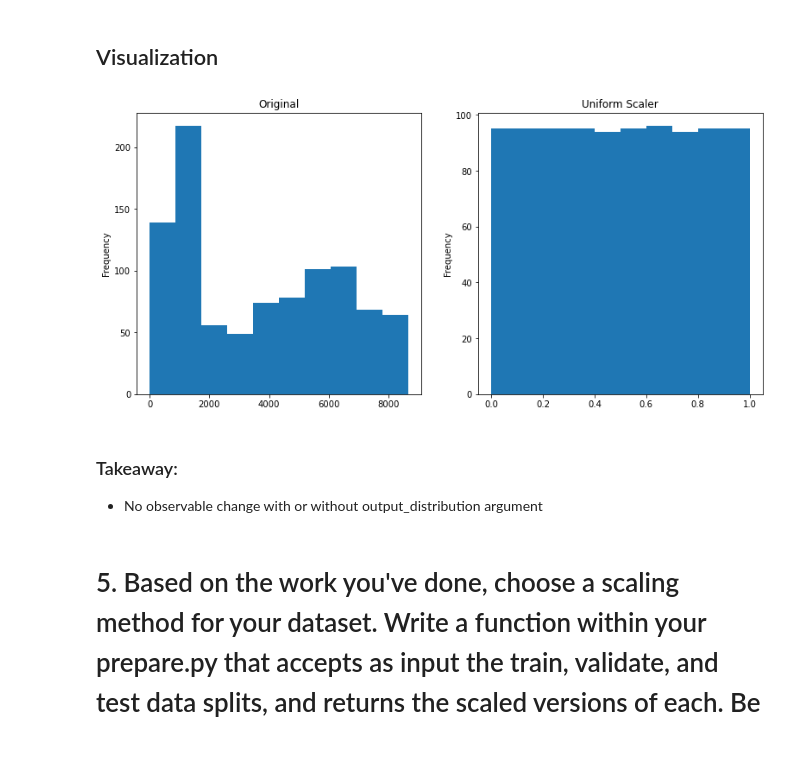
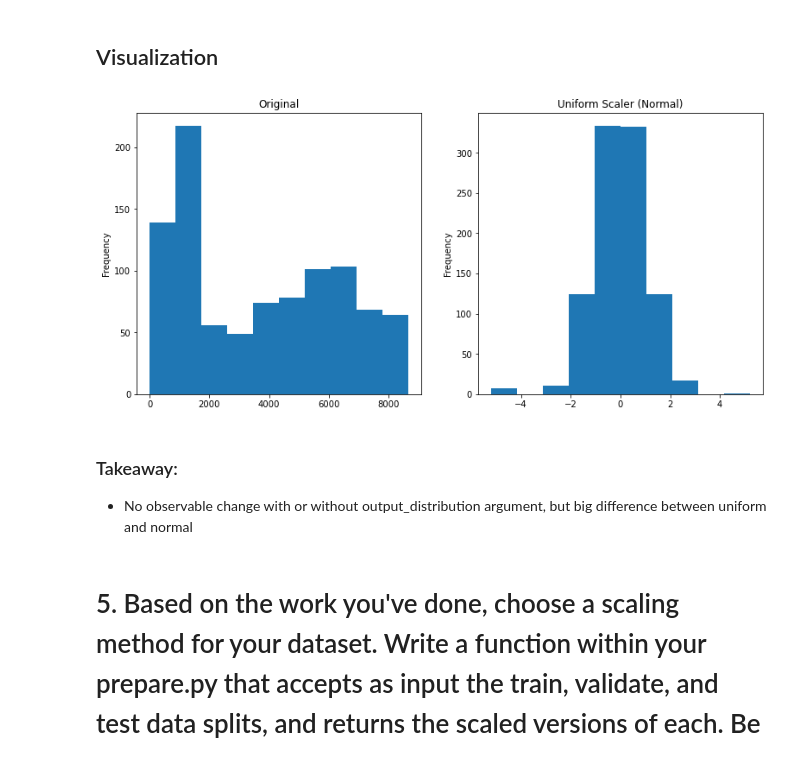
Before and after one commit to CSolitaire/regression-exercises, a Jupyter notebook: scaling.ipynb, the cells around one changed output. Cells and saved outputs as stored; diff of their text form; code cells hidden in the pictures.

```diff
--- a/scaling.ipynb
+++ b/scaling.ipynb
@@ -292,7 +292,7 @@ scaler5, train5, validate5, test5 = add_scaled_columns(
     train,
     validate,
     test,
-    scaler = QuantileTransformer(),
+    scaler = QuantileTransformer(output_distribution ='normal'),
     columns_to_scale=['monthly_charges', 'tenure', 'total_charges'],
 )
 # %% [markdown]
@@ -300,14 +300,14 @@ scaler5, train5, validate5, test5 = add_scaled_columns(
 # %%
 plt.figure(figsize=(13, 6))
 plt.subplot(121)
 train5.total_charges.plot.hist(title='Original')
 plt.subplot(122)
-train5.total_charges_scaled.plot.hist(title='Uniform Scaler')
+train5.total_charges_scaled.plot.hist(title='Uniform Scaler (Normal)')
 plt.show()
 # %% [output]
-[figure, old version]
+[figure, new version]
 # %% [markdown]
 ### Takeaway:
-- No observable change with or without output_distribution argument
+- No observable change with or without output_distribution argument, but big difference between uniform and normal
 # %% [markdown]
 # 5. Based on the work you've done, choose a scaling method for your dataset. Write a function within your prepare.py that accepts as input the train, validate, and test data splits, and returns the scaled versions of each. Be sure to only learn the parameters for scaling from your training data!
```
Also changed, not shown: parts of 2 cells of this notebook.
